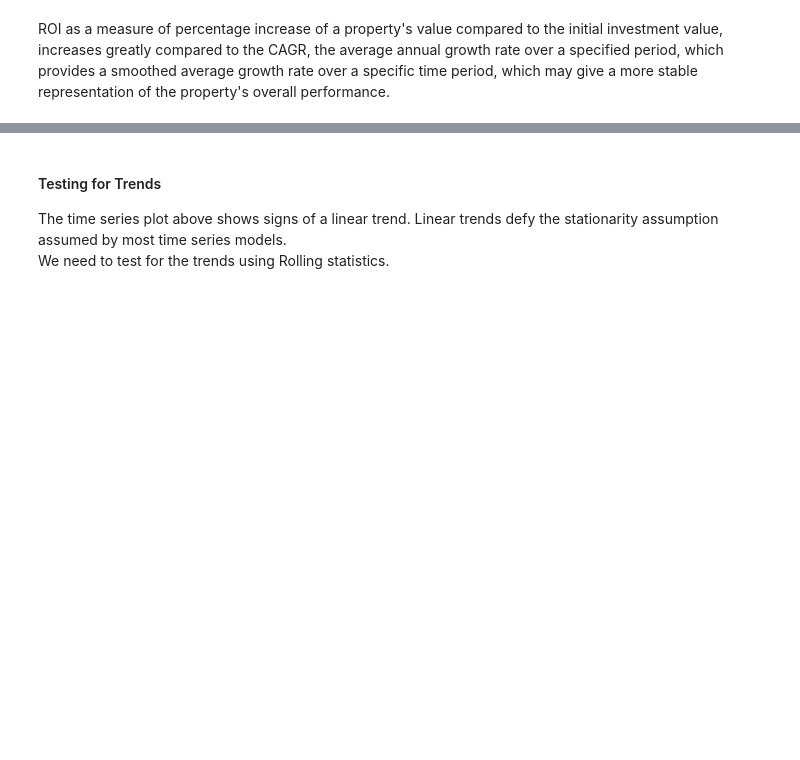
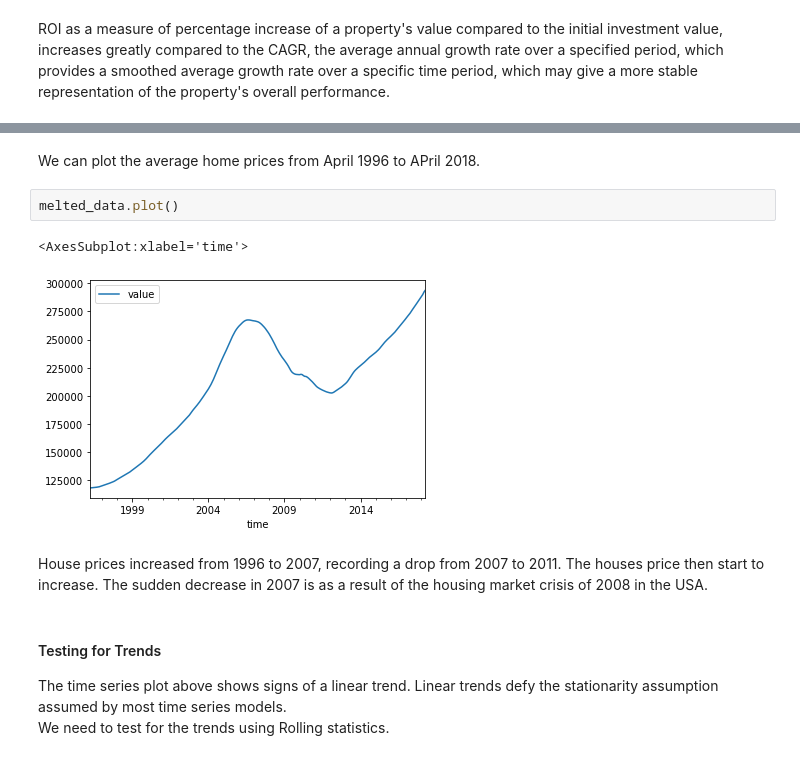
Before and after one commit to esipil/Zillow-House-Data-Time-Series-Modeling, a Jupyter notebook: index2.ipynb, the cells around one changed output, grey strips where cells are left out. Cells and saved outputs as stored; diff of their text form; blank space fills up the shorter version.

```diff
--- a/index2.ipynb
+++ b/index2.ipynb
@@ -369,3 +380,13 @@ We have skewed distribution and bimodal distributions.
+# %% [markdown]
+We can plot the average home prices from April 1996 to APril 2018.
+# %%
+melted_data.plot()
+# %% [output]
+<AxesSubplot:xlabel='time'>
+[figure, added]
+# %% [markdown]
+House prices increased from 1996 to 2007, recording a drop from 2007 to 2011. The houses price then start to increase.
+The sudden decrease in 2007 is as a result of the housing market crisis of 2008 in the USA.
 # %% [markdown]
 #### Testing for Trends
 
```
Also changed, not shown: parts of 66 cells of this notebook, 1 other file.
